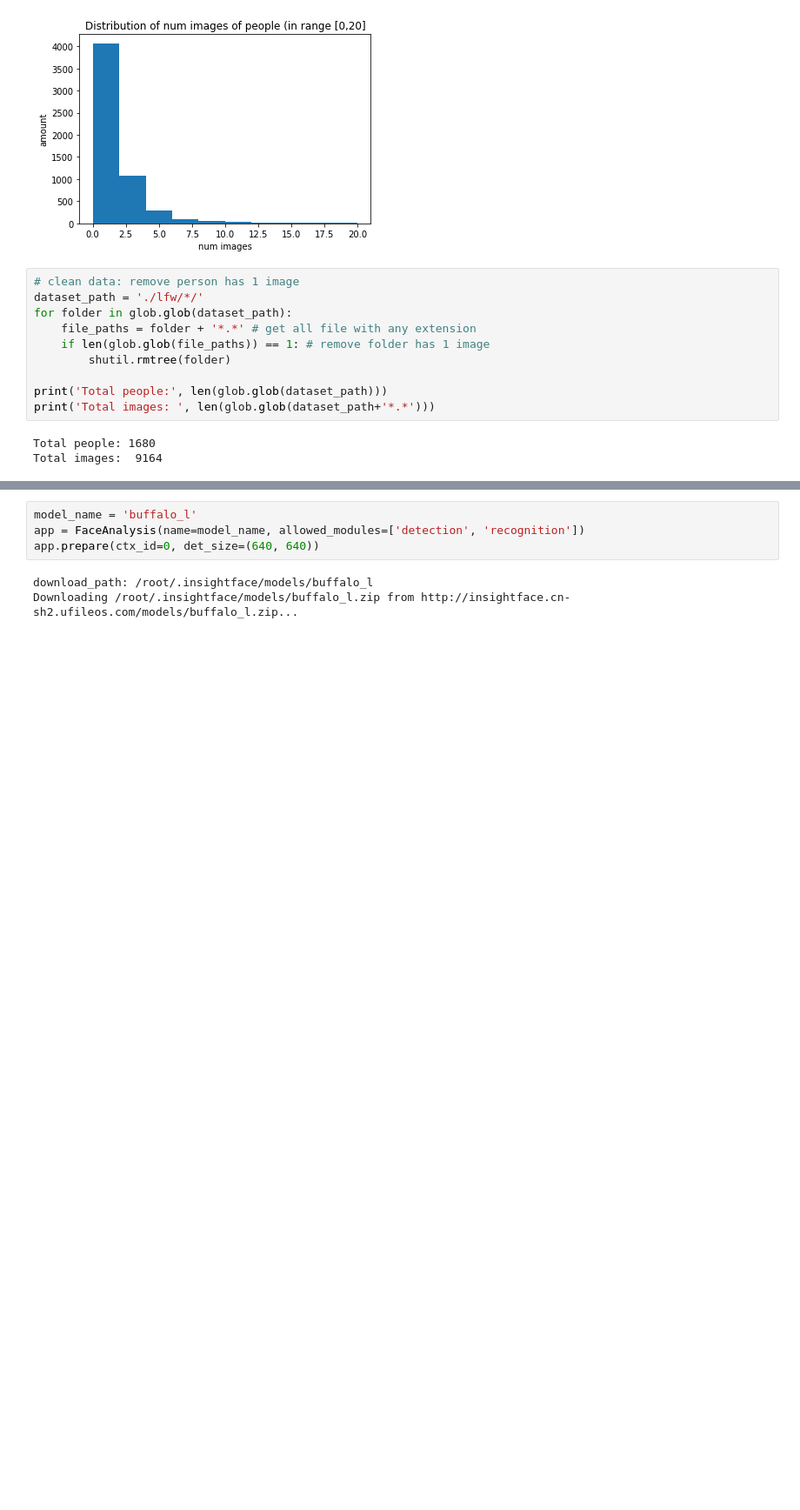
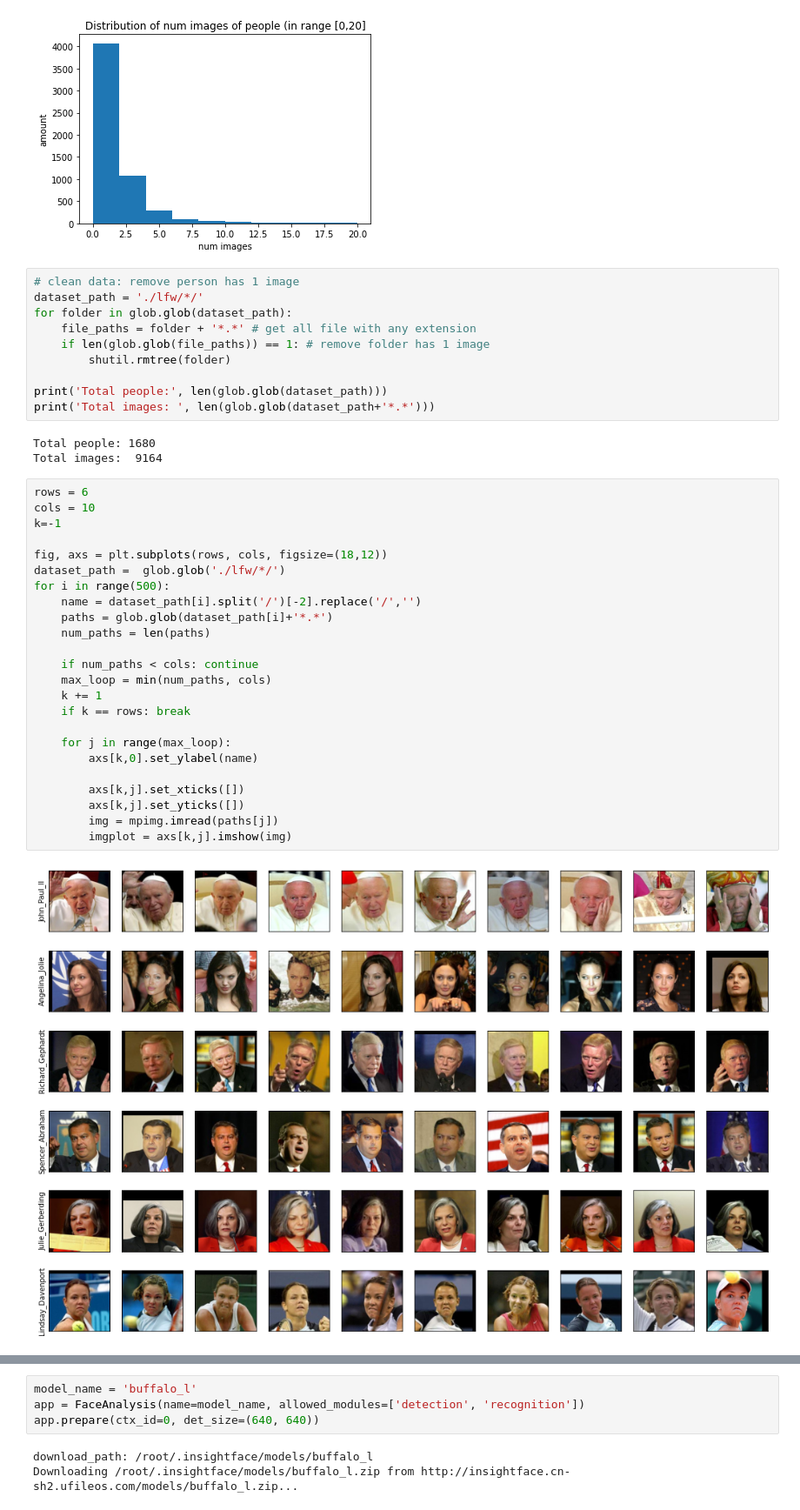
Before and after one commit to LeNguyenGiaBao/face_verification_demo, a Jupyter notebook: face_verification_flow.ipynb, the cells around one changed output, grey strips where cells are left out. Shown at 87% size. Drawn from its saved outputs; the diff is of its cells as text; blank space fills up the shorter version.

```diff
--- a/face_verification_flow.ipynb
+++ b/face_verification_flow.ipynb
@@ -106,4 +148,30 @@ print('Total images: ', len(glob.glob(dataset_path+'*.*')))
 # %% [output]
 Total people: 1680
 Total images:  9164
+# %%
+rows = 6
+cols = 10
+k=-1
+
+fig, axs = plt.subplots(rows, cols, figsize=(18,12))
+dataset_path =  glob.glob('./lfw/*/')
+for i in range(500):
+    name = dataset_path[i].split('/')[-2].replace('/','')
+    paths = glob.glob(dataset_path[i]+'*.*')
+    num_paths = len(paths)
+
+    if num_paths < cols: continue
+    max_loop = min(num_paths, cols)
+    k += 1
+    if k == rows: break
+
+    for j in range(max_loop):
+        axs[k,0].set_ylabel(name)
+
+        axs[k,j].set_xticks([])
+        axs[k,j].set_yticks([])
+        img = mpimg.imread(paths[j])
+        imgplot = axs[k,j].imshow(img)
+# %% [output]
+[figure, added]
 # %% [markdown]
```
Also changed, not shown: parts of 23 cells of this notebook, 1 other file.
